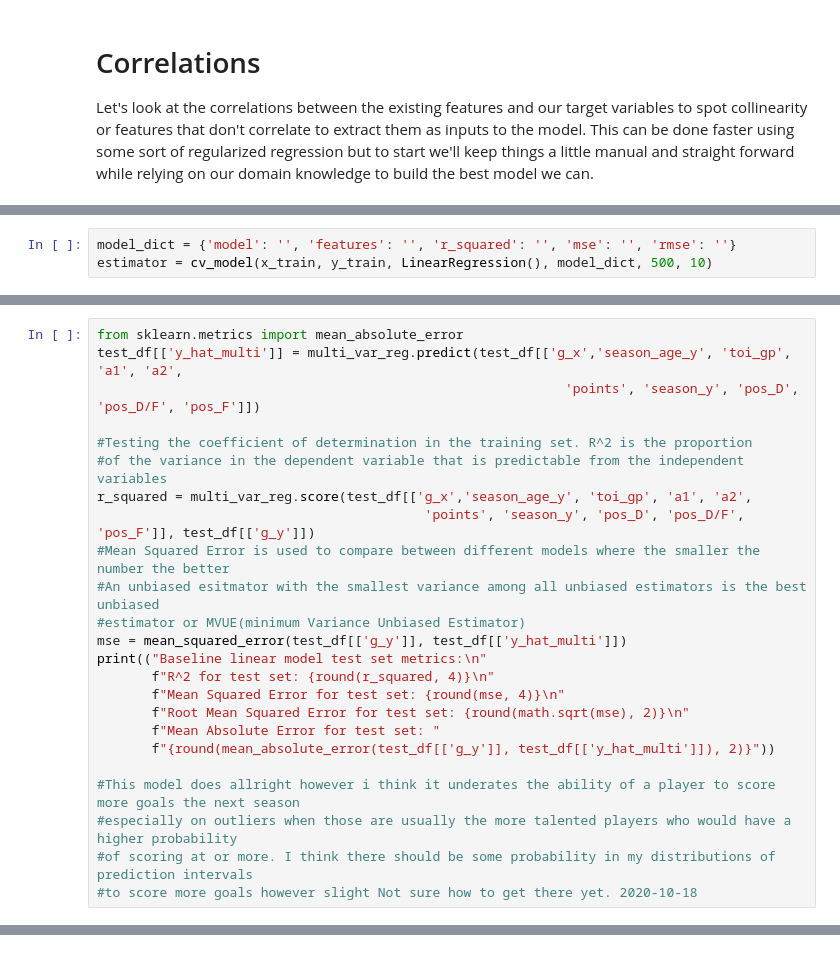
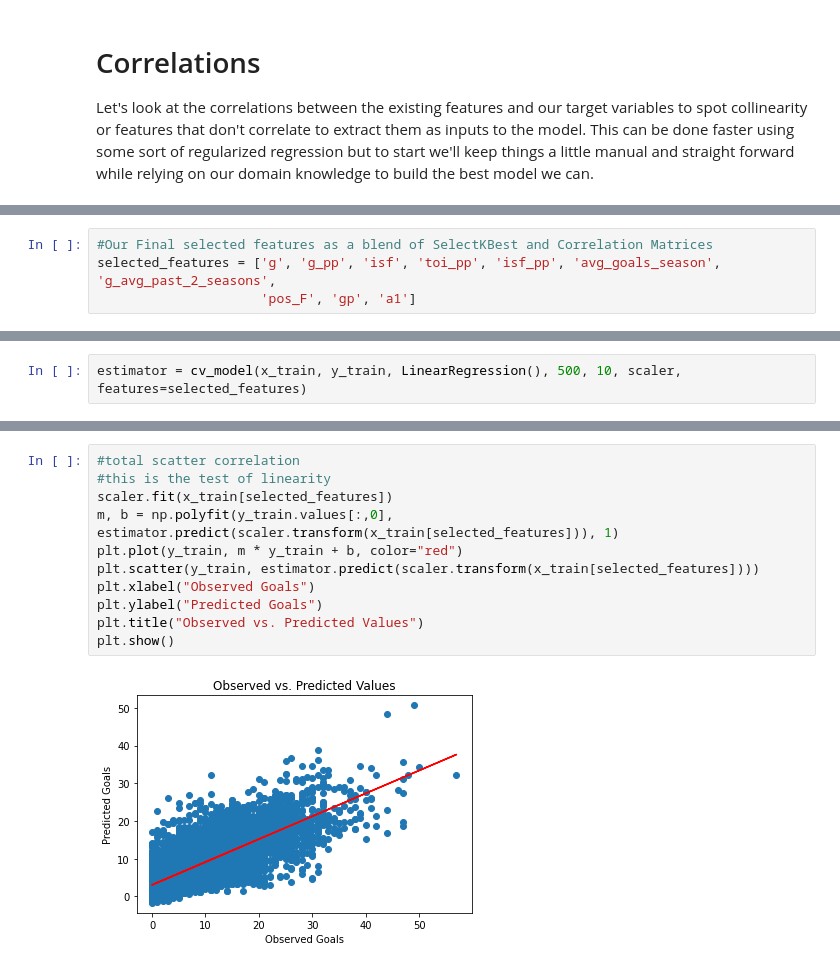
Before and after one commit to mcbarlowe/nhl_analysis, a Jupyter notebook: goal_predict_model.ipynb, the cells around one changed output, grey strips where cells are left out. Cells and saved outputs as stored; diff of their text form.

```diff
--- a/goal_predict_model.ipynb
+++ b/goal_predict_model.ipynb
@@ -230,3 +163,0 @@ def cv_model(x, y, model, results: dict, n_estimators: int, n_splits: int):
-# %%
-model_dict = {'model': '', 'features': '', 'r_squared': '', 'mse': '', 'rmse': ''}
-estimator = cv_model(x_train, y_train, LinearRegression(), model_dict, 500, 10)
@@ -477,24 +163,0 @@ Root Mean Squared Error for train set: 6.1
-# %%
-from sklearn.metrics import mean_absolute_error
-test_df[['y_hat_multi']] = multi_var_reg.predict(test_df[['g_x','season_age_y', 'toi_gp', 'a1', 'a2',
-                                                            'points', 'season_y', 'pos_D', 'pos_D/F', 'pos_F']])
-
-#Testing the coefficient of determination in the training set. R^2 is the proportion
-#of the variance in the dependent variable that is predictable from the independent variables
-r_squared = multi_var_reg.score(test_df[['g_x','season_age_y', 'toi_gp', 'a1', 'a2',
-                                          'points', 'season_y', 'pos_D', 'pos_D/F', 'pos_F']], test_df[['g_y']])
-#Mean Squared Error is used to compare between different models where the smaller the number the better
-#An unbiased esitmator with the smallest variance among all unbiased estimators is the best unbiased
-#estimator or MVUE(minimum Variance Unbiased Estimator)
-mse = mean_squared_error(test_df[['g_y']], test_df[['y_hat_multi']])
-print(("Baseline linear model test set metrics:\n"
-       f"R^2 for test set: {round(r_squared, 4)}\n"
-       f"Mean Squared Error for test set: {round(mse, 4)}\n"
-       f"Root Mean Squared Error for test set: {round(math.sqrt(mse), 2)}\n"
-       f"Mean Absolute Error for test set: "
-       f"{round(mean_absolute_error(test_df[['g_y']], test_df[['y_hat_multi']]), 2)}"))
-
-#This model does allright however i think it underates the ability of a player to score more goals the next season
-#especially on outliers when those are usually the more talented players who would have a higher probability
-#of scoring at or more. I think there should be some probability in my distributions of prediction intervals
-#to score more goals however slight Not sure how to get there yet. 2020-10-18
@@ -602,0 +202,4 @@ f_more_goals/total_f_seasons
+# %%
+#Our Final selected features as a blend of SelectKBest and Correlation Matrices
+selected_features = ['g', 'g_pp', 'isf', 'toi_pp', 'isf_pp', 'avg_goals_season', 'g_avg_past_2_seasons',
+                     'pos_F', 'gp', 'a1']
@@ -602,0 +265,2 @@ f_more_goals/total_f_seasons
+# %%
+estimator = cv_model(x_train, y_train, LinearRegression(), 500, 10, scaler, features=selected_features)
@@ -602,0 +311,13 @@ f_more_goals/total_f_seasons
+# %%
+#total scatter correlation
+#this is the test of linearity
+scaler.fit(x_train[selected_features])
+m, b = np.polyfit(y_train.values[:,0], estimator.predict(scaler.transform(x_train[selected_features])), 1)
+plt.plot(y_train, m * y_train + b, color="red")
+plt.scatter(y_train, estimator.predict(scaler.transform(x_train[selected_features])))
+plt.xlabel("Observed Goals")
+plt.ylabel("Predicted Goals")
+plt.title("Observed vs. Predicted Values")
+plt.show()
+# %% [output]
+[figure, added]
```
Also changed, not shown: parts of 97 cells of this notebook, 3 other files.
